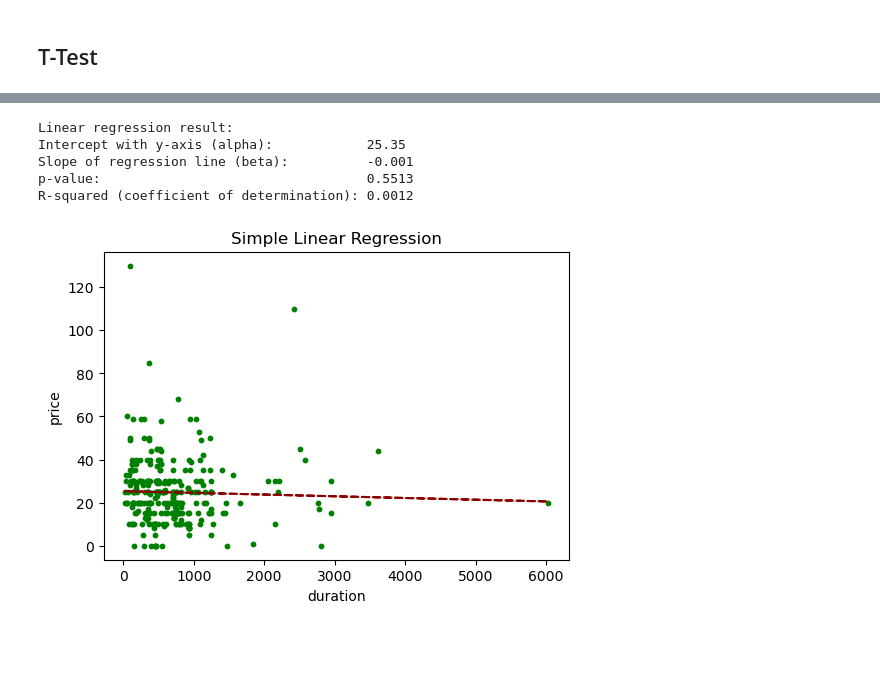
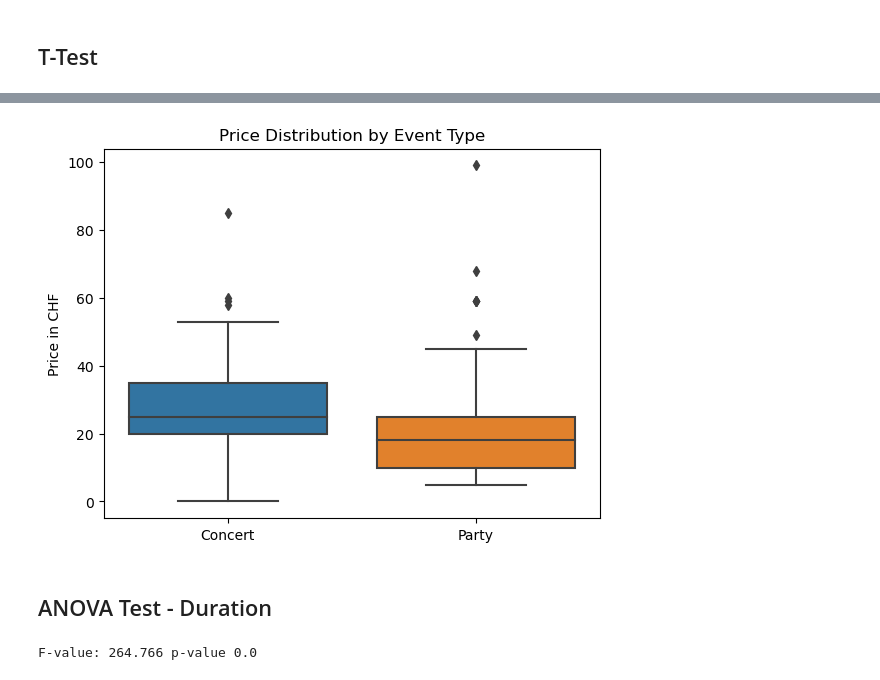
Before and after one commit to looiic/data_analytics, a Jupyter notebook: Projekt/Correlation_analysis.ipynb, the cells around one changed output, grey strips where cells are left out. Cells and saved outputs as stored; diff of their text form; code cells hidden in the pictures; blank space fills up the shorter version.

```diff
--- a/Projekt/Correlation_analysis.ipynb
+++ b/Projekt/Correlation_analysis.ipynb
@@ -100,35 +237,19 @@ Name: price, dtype: float64
-# %%
-# Fit the regression model
-slope, intercept, r, p, std_err = stats.linregress(X_train, y_train)
-
-# Print results of the regression model
-print('Linear regression result:')
-print(f'Intercept with y-axis (alpha):            {intercept:.2f}')
-print(f'Slope of regression line (beta):          {slope:.3f}')
-print(f'p-value:                                  {p:.4f}')
-print(f'R-squared (coefficient of determination): {r**2:.4f}')
-# %% [output]
-Linear regression result:
-Intercept with y-axis (alpha):            25.35
-Slope of regression line (beta):          -0.001
-p-value:                                  0.5513
-R-squared (coefficient of determination): 0.0012
-# %%
-# Function to calculate model predictions
-def myfunc(x):
-    return slope * x + intercept
-
-# Apply myfunc() to x, i.e. make predictions
-mymodel = pd.Series(map(myfunc, X_train))
-
-# Scatterplot with regression line
-plt.figure(figsize=(6,4))
-plt.scatter(X_train, y_train, s=10, color='green')
-plt.plot(X_train, mymodel, color='darkred', linestyle='dashed')
-plt.title('Simple Linear Regression')
-plt.xlabel('duration')
-plt.ylabel('price')
-
-plt.show()
-# %% [output]
-[figure, removed]
+# %%
+sns.boxplot(x='is_concert', y='price', data=df, order=[True, False])
+plt.title('Price Distribution by Event Type')
+plt.ylabel('Price in CHF')
+plt.xlabel('')
+plt.xticks([0, 1], ['Concert', 'Party'], rotation=0)
+plt.show()
+# %% [output]
+[figure, added]
+# %% [markdown]
+## ANOVA Test - Duration
+# %%
+fvalue, pvalue = stats.f_oneway(df_party['duration_seconds'], df_concert['duration_seconds'])
+
+# Print results
+print('F-value:', fvalue.round(3), 'p-value', pvalue.round(5))
+# print("ANOVA Result (F-statistic and P-value):", result)
+# %% [output]
+F-value: 264.766 p-value 0.0
```
Also changed, not shown: parts of 23 cells of this notebook, 1 other file.
